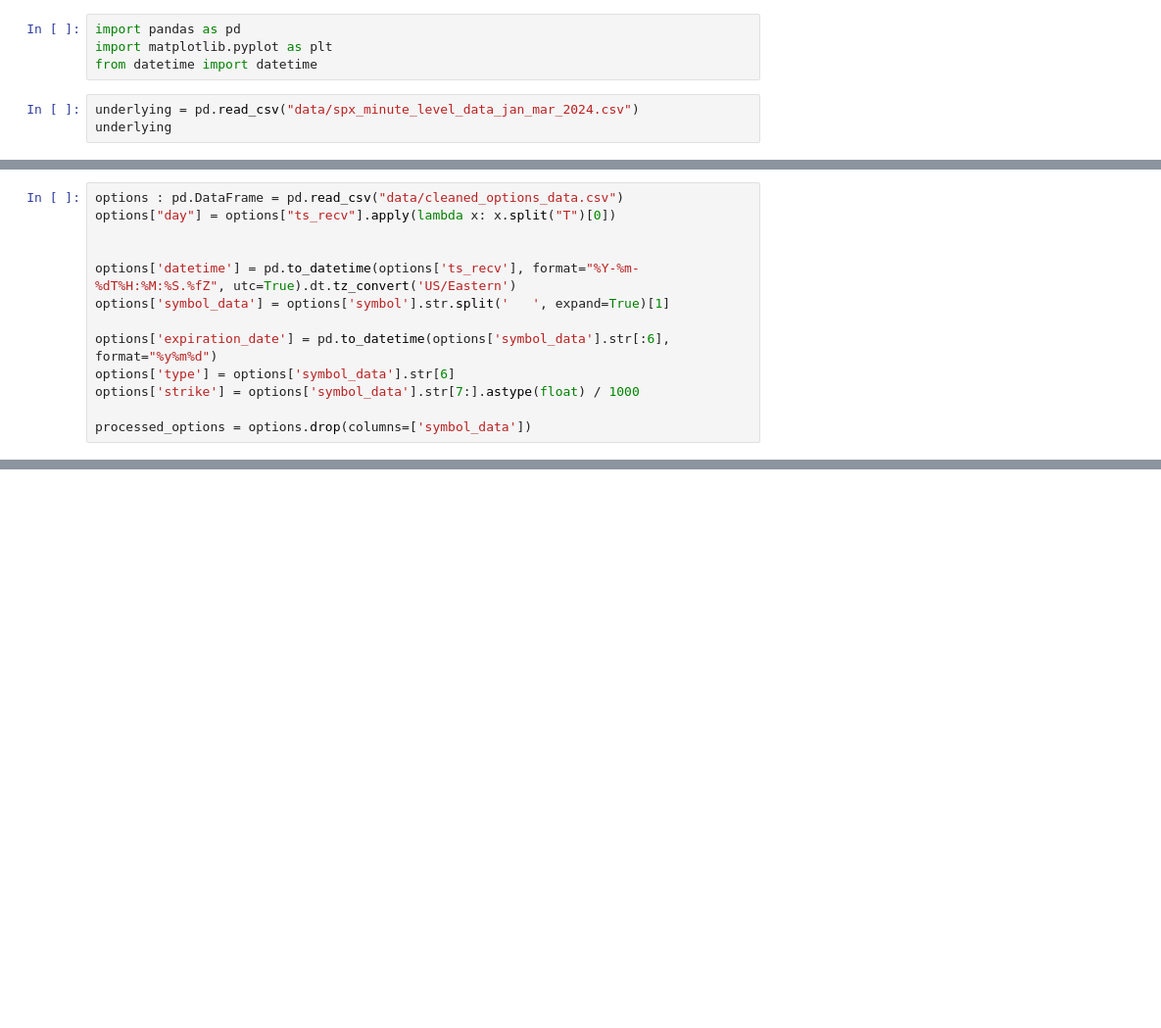
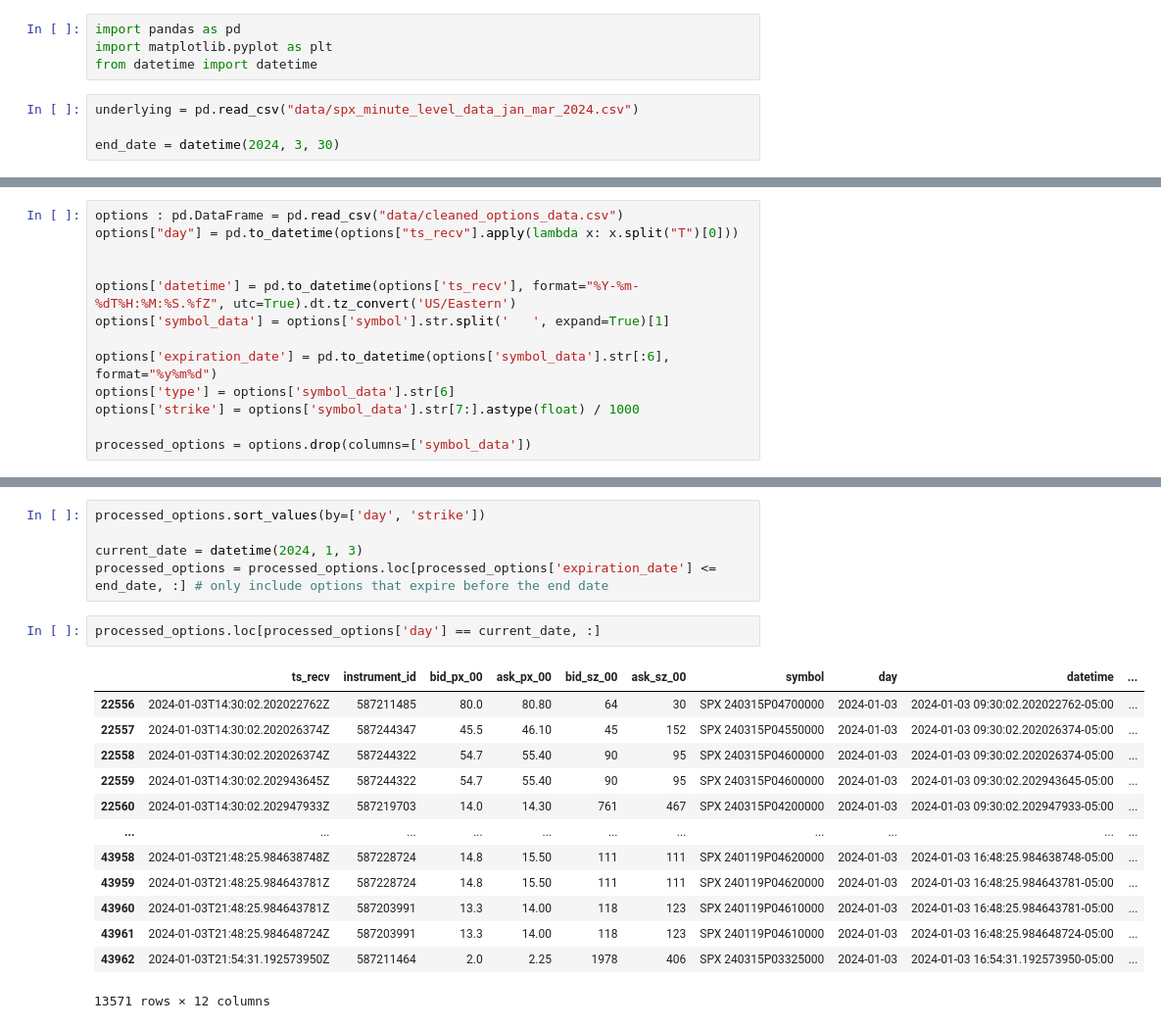
Before and after one commit to YashDVardhan/CQC-Derivatives-2024, a Jupyter notebook: tester2.ipynb, the cells around one changed output, grey strips where cells are left out. Shown at 98% size. Saved outputs shown, nothing was run; the diff lists cells and outputs as text; blank space fills up the shorter version.

```diff
--- a/tester2.ipynb
+++ b/tester2.ipynb
@@ -4,4 +4,5 @@ import matplotlib.pyplot as plt
 from datetime import datetime
 # %%
 underlying = pd.read_csv("data/spx_minute_level_data_jan_mar_2024.csv")
-underlying
+
+end_date = datetime(2024, 3, 30)
@@ -22,6 +9,6 @@ underlying
 # %%
 options : pd.DataFrame = pd.read_csv("data/cleaned_options_data.csv")
-options["day"] = options["ts_recv"].apply(lambda x: x.split("T")[0])
+options["day"] = pd.to_datetime(options["ts_recv"].apply(lambda x: x.split("T")[0]))
 
 
 options['datetime'] = pd.to_datetime(options['ts_recv'], format="%Y-%m-%dT%H:%M:%S.%fZ", utc=True).dt.tz_convert('US/Eastern')
@@ -50,0 +22,21 @@ processed_options
+# %%
+processed_options.sort_values(by=['day', 'strike'])
+
+current_date = datetime(2024, 1, 3)
+processed_options = processed_options.loc[processed_options['expiration_date'] <= end_date, :] # only include options that expire before the end date
+# %%
+processed_options.loc[processed_options['day'] == current_date, :]
+# %% [output]
+|  | ts_recv | instrument_id | bid_px_00 | ask_px_00 | bid_sz_00 | ask_sz_00 | symbol | day | datetime | ... |
+| 22556 | 2024-01-03T14:30:02.202022762Z | 587211485 | 80.0 | 80.80 | 64 | 30 | SPX 240315P04700000 | 2024-01-03 | 2024-01-03 09:30:02.202022762-05:00 | ... |
+| 22557 | 2024-01-03T14:30:02.202026374Z | 587244347 | 45.5 | 46.10 | 45 | 152 | SPX 240315P04550000 | 2024-01-03 | 2024-01-03 09:30:02.202026374-05:00 | ... |
+| 22558 | 2024-01-03T14:30:02.202026374Z | 587244322 | 54.7 | 55.40 | 90 | 95 | SPX 240315P04600000 | 2024-01-03 | 2024-01-03 09:30:02.202026374-05:00 | ... |
+| 22559 | 2024-01-03T14:30:02.202943645Z | 587244322 | 54.7 | 55.40 | 90 | 95 | SPX 240315P04600000 | 2024-01-03 | 2024-01-03 09:30:02.202943645-05:00 | ... |
+| 22560 | 2024-01-03T14:30:02.202947933Z | 587219703 | 14.0 | 14.30 | 761 | 467 | SPX 240315P04200000 | 2024-01-03 | 2024-01-03 09:30:02.202947933-05:00 | ... |
+| ... | ... | ... | ... | ... | ... | ... | ... | ... | ... | ... |
+| 43958 | 2024-01-03T21:48:25.984638748Z | 587228724 | 14.8 | 15.50 | 111 | 111 | SPX 240119P04620000 | 2024-01-03 | 2024-01-03 16:48:25.984638748-05:00 | ... |
+| 43959 | 2024-01-03T21:48:25.984643781Z | 587228724 | 14.8 | 15.50 | 111 | 111 | SPX 240119P04620000 | 2024-01-03 | 2024-01-03 16:48:25.984643781-05:00 | ... |
+| 43960 | 2024-01-03T21:48:25.984643781Z | 587203991 | 13.3 | 14.00 | 118 | 123 | SPX 240119P04610000 | 2024-01-03 | 2024-01-03 16:48:25.984643781-05:00 | ... |
+| 43961 | 2024-01-03T21:48:25.984648724Z | 587203991 | 13.3 | 14.00 | 118 | 123 | SPX 240119P04610000 | 2024-01-03 | 2024-01-03 16:48:25.984648724-05:00 | ... |
+| 43962 | 2024-01-03T21:54:31.192573950Z | 587211464 | 2.0 | 2.25 | 1978 | 406 | SPX 240315P03325000 | 2024-01-03 | 2024-01-03 16:54:31.192573950-05:00 | ... |
+13571 rows × 12 columns
```
Also changed, not shown: parts of 2 cells of this notebook, 5 other files.
